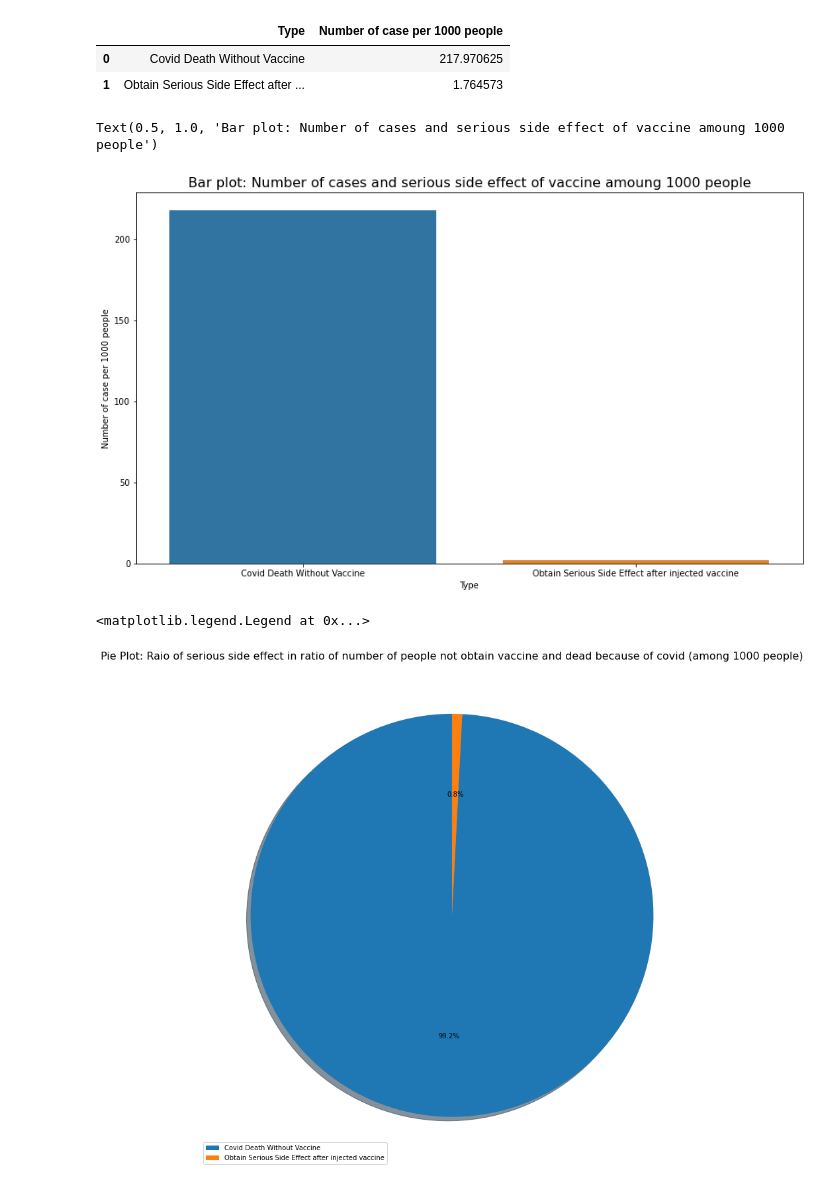
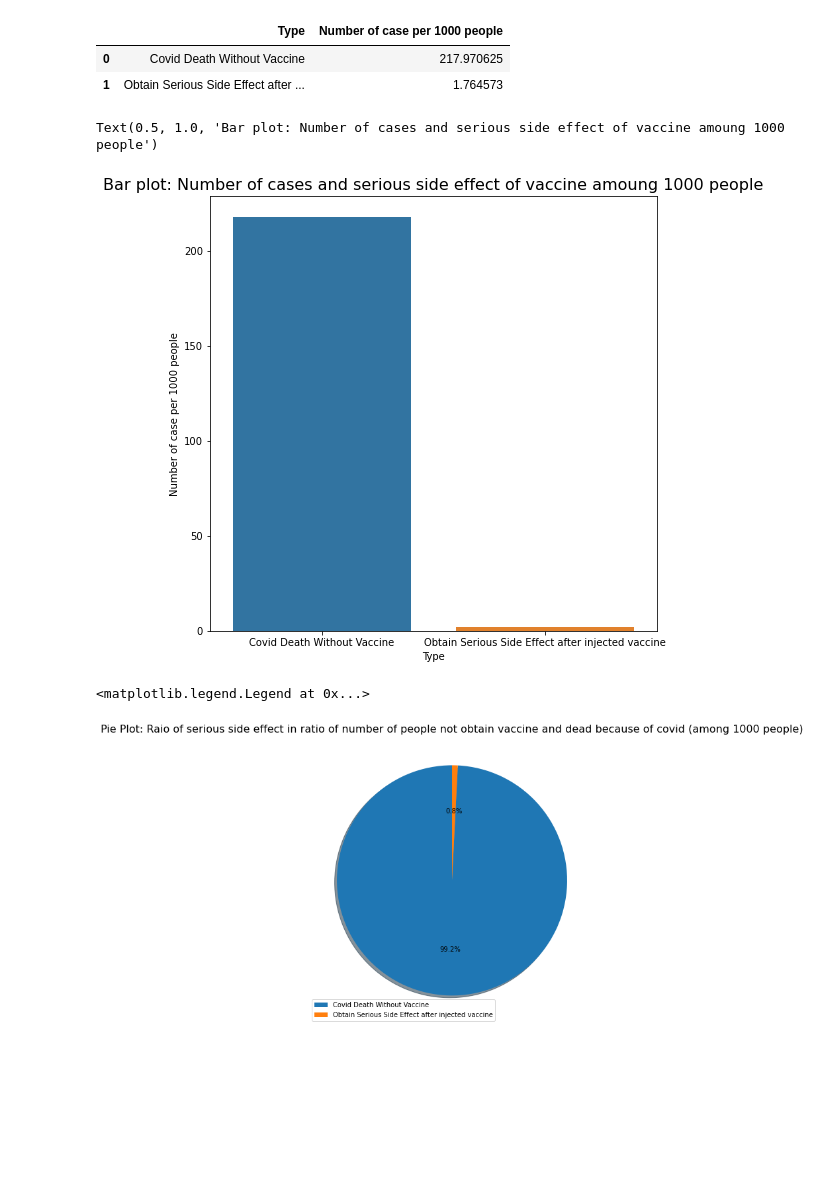
Before and after one commit to BingQuanChua/COVID-19-Msia-Cases-And-Vaccination, a Jupyter notebook: EDA_Questions.ipynb, the cells around one changed output. Saved outputs shown, nothing was run; the diff lists cells and outputs as text; code cells hidden in the pictures; blank space fills up the shorter version.

```diff
--- a/EDA_Questions.ipynb
+++ b/EDA_Questions.ipynb
@@ -462,17 +455,17 @@ bar
 | 0 | Covid Death Without Vaccine | 217.970625 |
 | 1 | Obtain Serious Side Effect after ... | 1.764573 |
 # %%
-plt.figure(figsize=(14,8))
+plt.figure(figsize=(8,8))
 plot = sns.barplot(data=bar,x='Type',y='Number of case per 1000 people')
 plt.title('Bar plot: Number of cases and serious side effect of vaccine amoung 1000 people',fontdict = {'fontsize' : 16})
 # %% [output]
 Text(0.5, 1.0, 'Bar plot: Number of cases and serious side effect of vaccine amoung 1000 people')
-[figure, old version]
+[figure, new version]
 # %%
-plt.figure(figsize=(20,14))
+plt.figure(figsize=(8,8))
 plt.pie(x=bar['Number of case per 1000 people'], labels= ['',''], autopct='%1.1f%%',shadow=True, startangle=90,)
 plt.title('Pie Plot: Raio of serious side effect in ratio of number of people not obtain vaccine and dead because of covid (among 1000 people)',fontdict = {'fontsize' : 16})
 plt.legend(loc=3, labels=bar['Type'])
 # %% [output]
 <matplotlib.legend.Legend at 0x...>
-[figure, old version]
+[figure, new version]
```
Also changed, not shown: parts of 1 cell of this notebook, 12 other files.
